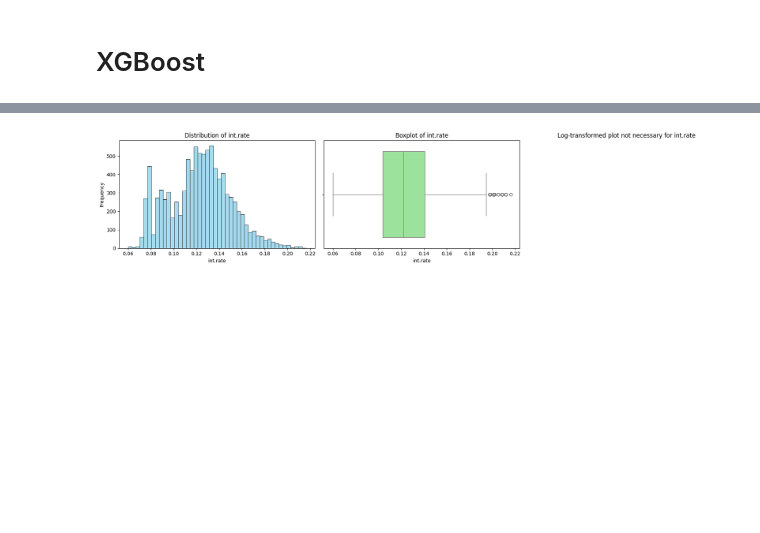
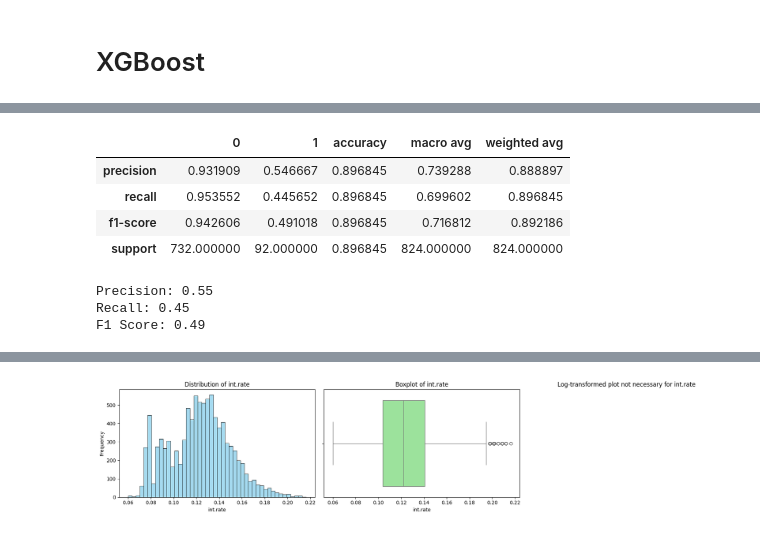
Before and after one commit to purushottam-bajaj/Explainable-AI, a Jupyter notebook: LIME/LIME_bank.ipynb, the cells around one changed output, grey strips where cells are left out. Cells and saved outputs as stored; diff of their text form; code cells hidden in the pictures; blank space fills up the shorter version.

```diff
--- a/LIME/LIME_bank.ipynb
+++ b/LIME/LIME_bank.ipynb
@@ -98,0 +129,17 @@ model1 = xgb.train(params = parameters,
+# %%
+pd.DataFrame(report1)
+# %% [output]
+|  | 0 | 1 | accuracy | macro avg | weighted avg |
+| precision | 0.931909 | 0.546667 | 0.896845 | 0.739288 | 0.888897 |
+| recall | 0.953552 | 0.445652 | 0.896845 | 0.699602 | 0.896845 |
+| f1-score | 0.942606 | 0.491018 | 0.896845 | 0.716812 | 0.892186 |
+| support | 732.000000 | 92.000000 | 0.896845 | 824.000000 | 824.000000 |
+# %%
+# Print the main KPI for minority class
+print(f"Precision: {report1['1']['precision']:.2f}")
+print(f"Recall: {report1['1']['recall']:.2f}")
+print(f"F1 Score: {report1['1']['f1-score']:.2f}")
+# %% [output]
+Precision: 0.55
+Recall: 0.45
+F1 Score: 0.49
```
Also changed, not shown: parts of 4 cells of this notebook.
